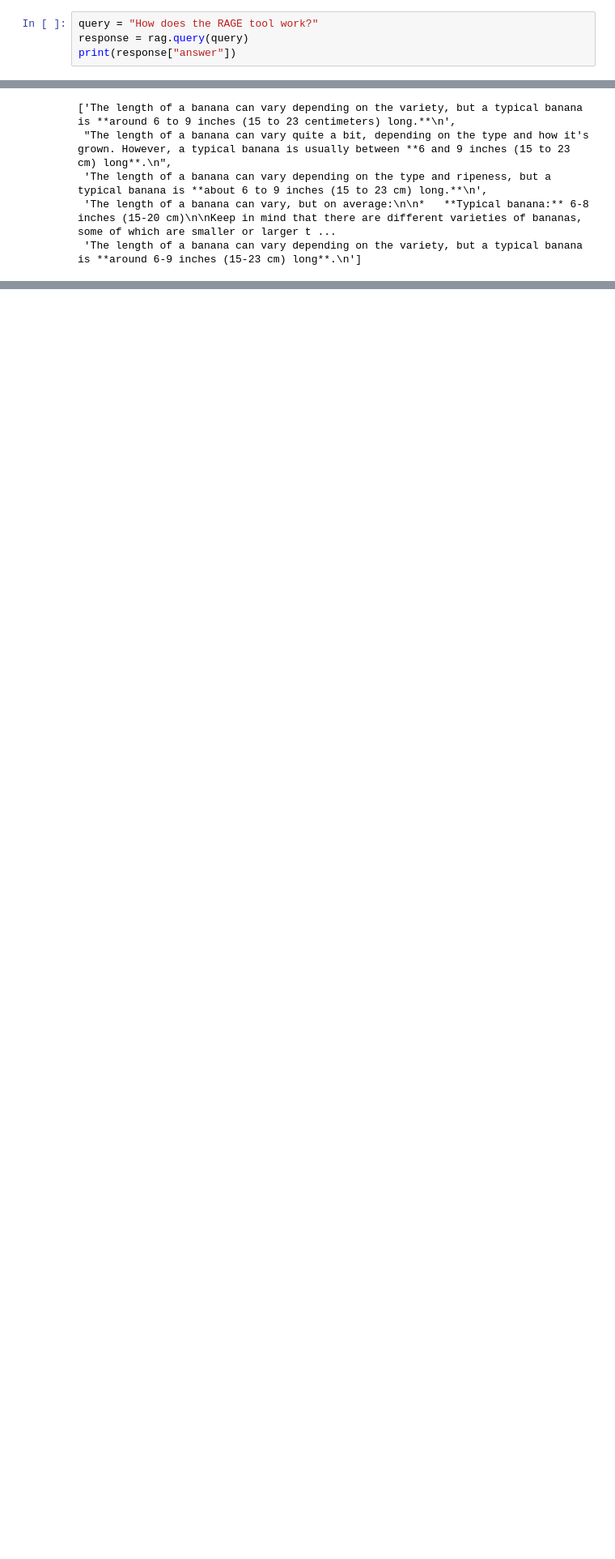
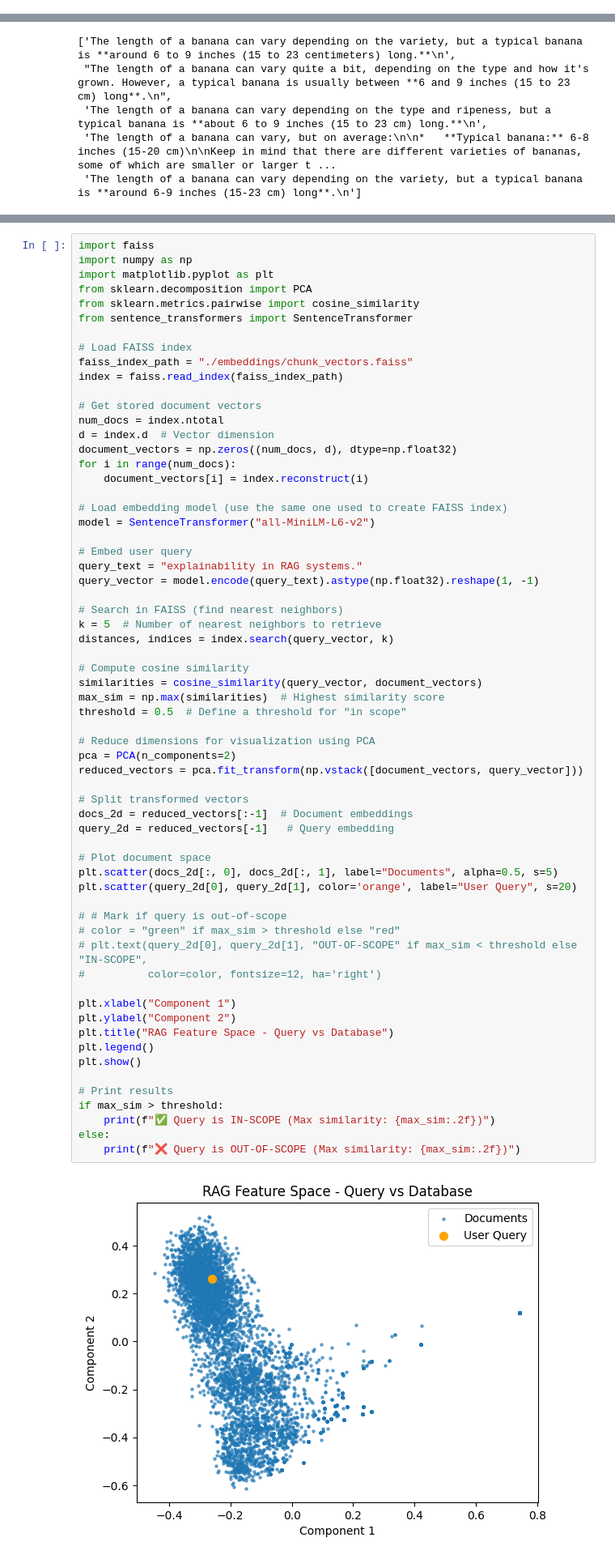
Before and after one commit to sjoerdoffringa/RAG, a Jupyter notebook: development.ipynb, the cells around one changed output, grey strips where cells are left out. Shown: that part at 81% size. Saved outputs shown, nothing was run; the diff lists cells and outputs as text; blank space fills up the shorter version.

```diff
--- a/development.ipynb
+++ b/development.ipynb
@@ -242,4 +258,0 @@ rag.embedder.index.ntotal
-# %%
-query = "How does the RAGE tool work?"
-response = rag.query(query)
-print(response["answer"])
@@ -475,0 +347,65 @@ responses
+# %%
+import faiss
+import numpy as np
+import matplotlib.pyplot as plt
+from sklearn.decomposition import PCA
+from sklearn.metrics.pairwise import cosine_similarity
+from sentence_transformers import SentenceTransformer
+
+# Load FAISS index
+faiss_index_path = "./embeddings/chunk_vectors.faiss"
+index = faiss.read_index(faiss_index_path)
+
+# Get stored document vectors
+num_docs = index.ntotal
+d = index.d  # Vector dimension
+document_vectors = np.zeros((num_docs, d), dtype=np.float32)
+for i in range(num_docs):
+    document_vectors[i] = index.reconstruct(i)
+
+# Load embedding model (use the same one used to create FAISS index)
+model = SentenceTransformer("all-MiniLM-L6-v2")
+
+# Embed user query
+query_text = "explainability in RAG systems."
+query_vector = model.encode(query_text).astype(np.float32).reshape(1, -1)
+
+# Search in FAISS (find nearest neighbors)
+k = 5  # Number of nearest neighbors to retrieve
+distances, indices = index.search(query_vector, k)
+
+# Compute cosine similarity
+similarities = cosine_similarity(query_vector, document_vectors)
+max_sim = np.max(similarities)  # Highest similarity score
+threshold = 0.5  # Define a threshold for "in scope"
+
+# Reduce dimensions for visualization using PCA
+pca = PCA(n_components=2)
+reduced_vectors = pca.fit_transform(np.vstack([document_vectors, query_vector]))
+
+# Split transformed vectors
+docs_2d = reduced_vectors[:-1]  # Document embeddings
+query_2d = reduced_vectors[-1]   # Query embedding
+
+# Plot document space
+plt.scatter(docs_2d[:, 0], docs_2d[:, 1], label="Documents", alpha=0.5, s=5)
+plt.scatter(query_2d[0], query_2d[1], color='orange', label="User Query", s=20)
+
+# # Mark if query is out-of-scope
+# color = "green" if max_sim > threshold else "red"
+# plt.text(query_2d[0], query_2d[1], "OUT-OF-SCOPE" if max_sim < threshold else "IN-SCOPE",
+#          color=color, fontsize=12, ha='right')
+
+plt.xlabel("Component 1")
+plt.ylabel("Component 2")
+plt.title("RAG Feature Space - Query vs Database")
+plt.legend()
+plt.show()
+
+# Print results
+if max_sim > threshold:
+    print(f"✅ Query is IN-SCOPE (Max similarity: {max_sim:.2f})")
+else:
+    print(f"❌ Query is OUT-OF-SCOPE (Max similarity: {max_sim:.2f})")
+# %% [output]
+[figure, added]
```
Also changed, not shown: parts of 31 cells of this notebook, 5 other files.
